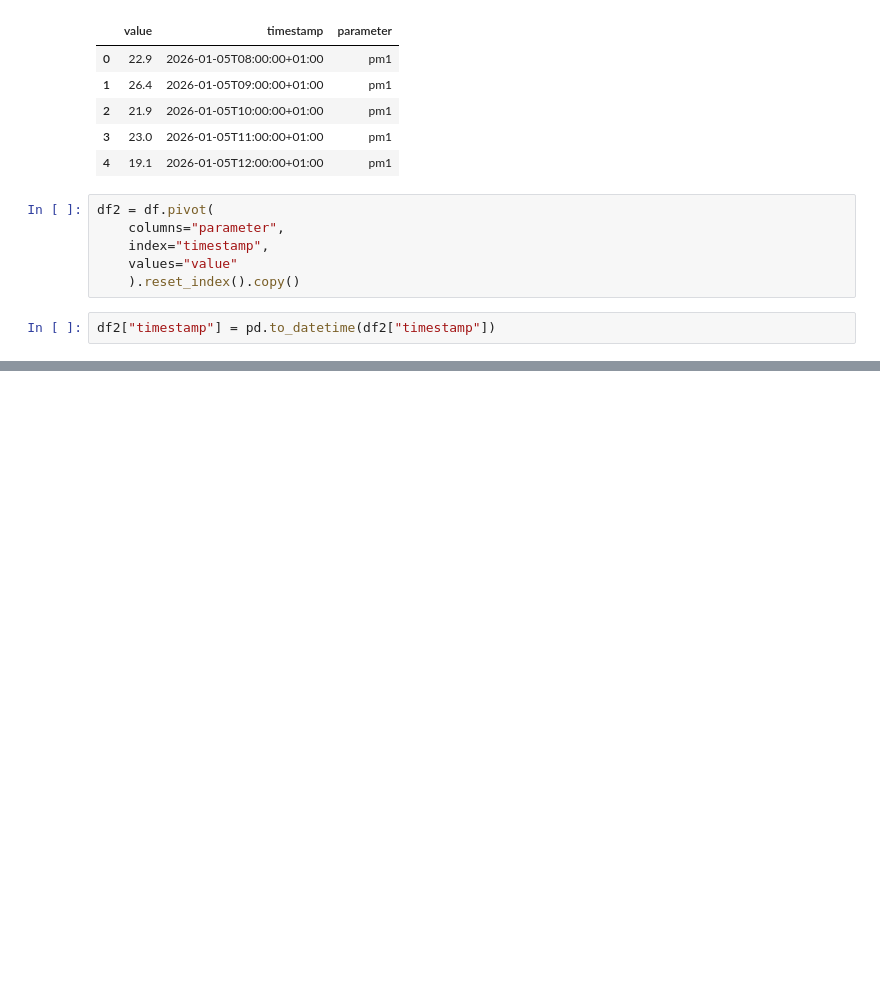
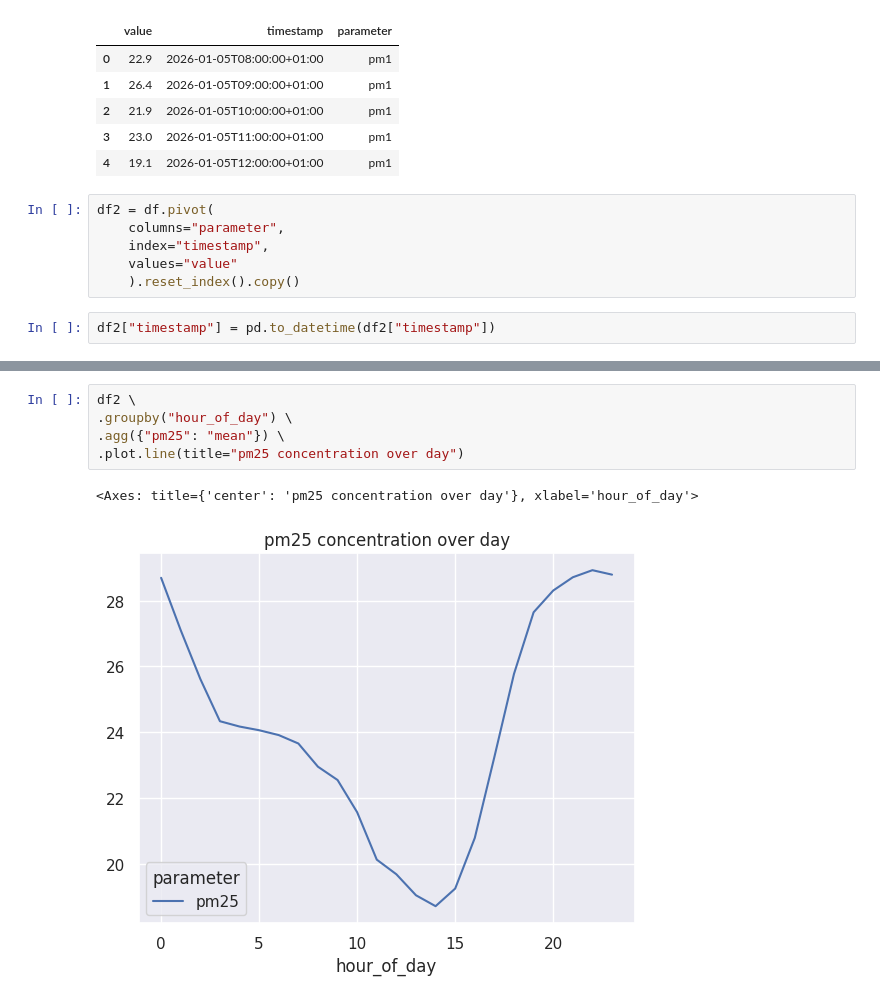
Before and after one commit to Lucamiras/air_quality_sensor, a Jupyter notebook: notebooks/eda.ipynb, the cells around one changed output, grey strips where cells are left out. Cells and saved outputs as stored; diff of their text form; blank space fills up the shorter version.

```diff
--- a/notebooks/eda.ipynb
+++ b/notebooks/eda.ipynb
@@ -85,0 +114,8 @@ Text(0.5, 1.0, 'pm25')
+# %%
+df2 \
+.groupby("hour_of_day") \
+.agg({"pm25": "mean"}) \
+.plot.line(title="pm25 concentration over day")
+# %% [output]
+<Axes: title={'center': 'pm25 concentration over day'}, xlabel='hour_of_day'>
+[figure, added]
```
Also changed, not shown: parts of 10 cells of this notebook, 2 other files.
